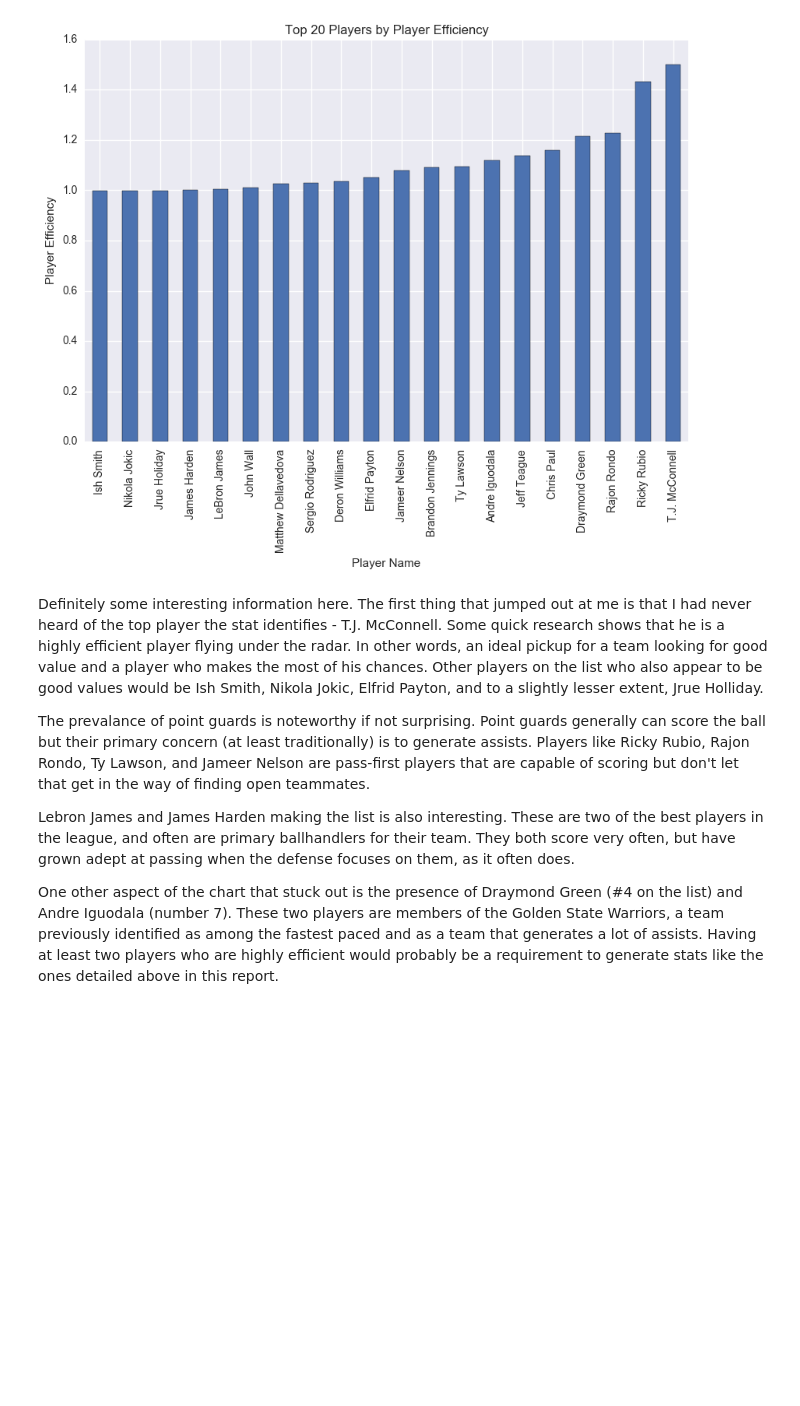
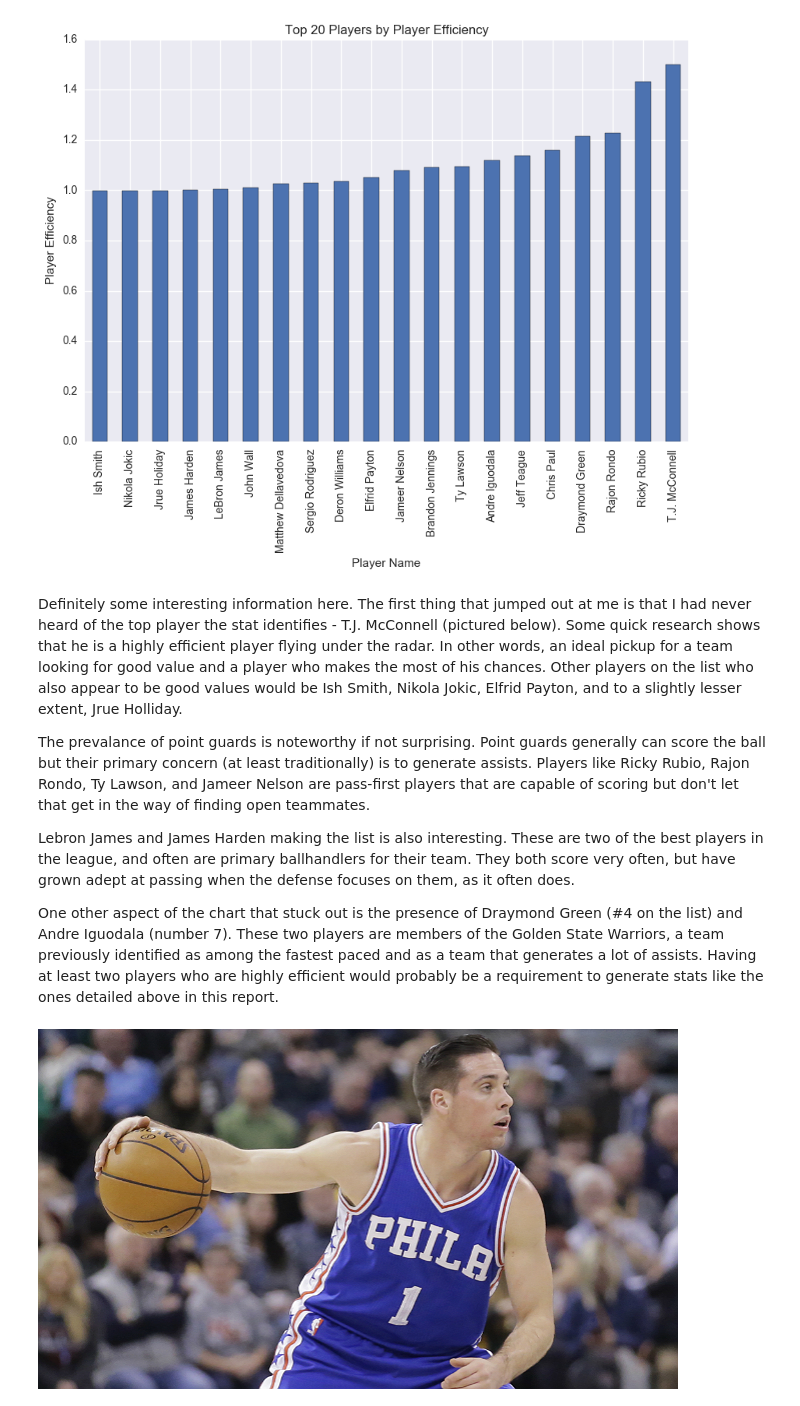
Before and after one commit to MPhillips55/Capstone_Project_1_2016-2017_NBA_Data, a Jupyter notebook: EDA/Capstone Project EDA - 2016-2017 NBA Data.ipynb, the cells around one changed output. Drawn from its saved outputs; the diff is of its cells as text; code cells hidden in the pictures; blank space fills up the shorter version.

```diff
--- a/EDA/Capstone Project EDA - 2016-2017 NBA Data.ipynb
+++ b/EDA/Capstone Project EDA - 2016-2017 NBA Data.ipynb
@@ -417,10 +417,14 @@ ax.set_xlabel('Player Name')
 <matplotlib.text.Text at 0x...>
 [figure]
 # %% [markdown]
-Definitely some interesting information here. The first thing that jumped out at me is that I had never heard of the top player the stat identifies - T.J. McConnell. Some quick research shows that he is a highly efficient player flying under the radar. In other words, an ideal pickup for a team looking for good value and a player who makes the most of his chances. Other players on the list who also appear to be good values would be Ish Smith, Nikola Jokic, Elfrid Payton, and to a slightly lesser extent, Jrue Holliday.
+Definitely some interesting information here. The first thing that jumped out at me is that I had never heard of the top player the stat identifies - T.J. McConnell (pictured below). Some quick research shows that he is a highly efficient player flying under the radar. In other words, an ideal pickup for a team looking for good value and a player who makes the most of his chances. Other players on the list who also appear to be good values would be Ish Smith, Nikola Jokic, Elfrid Payton, and to a slightly lesser extent, Jrue Holliday.
 
 The prevalance of point guards is noteworthy if not surprising. Point guards generally can score the ball but their primary concern (at least traditionally) is to generate assists. Players like Ricky Rubio, Rajon Rondo, Ty Lawson, and Jameer Nelson are pass-first players that are capable of scoring but don't let that get in the way of finding open teammates.
 
 Lebron James and James Harden making the list is also interesting. These are two of the best players in the league, and often are primary ballhandlers for their team. They both score very often, but have grown adept at passing when the defense focuses on them, as it often does.
 
 One other aspect of the chart that stuck out is the presence of Draymond Green (#4 on the list) and Andre Iguodala (number 7). These two players are members of the Golden State Warriors, a team previously identified as among the fastest paced and as a team that generates a lot of assists. Having at least two players who are highly efficient would probably be a requirement to generate stats like the ones detailed above in this report.
+# %%
+Image("tj.jpg")
+# %% [output]
+[figure, added]
```
